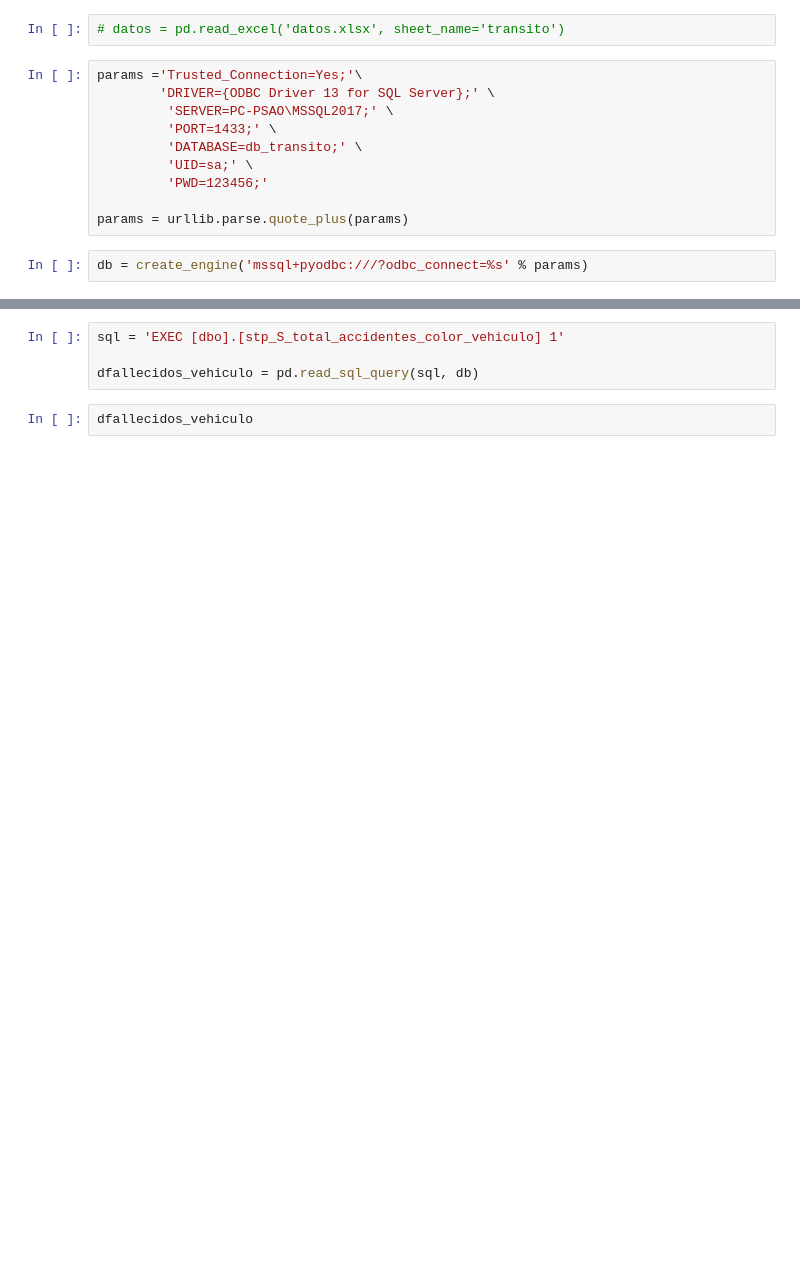
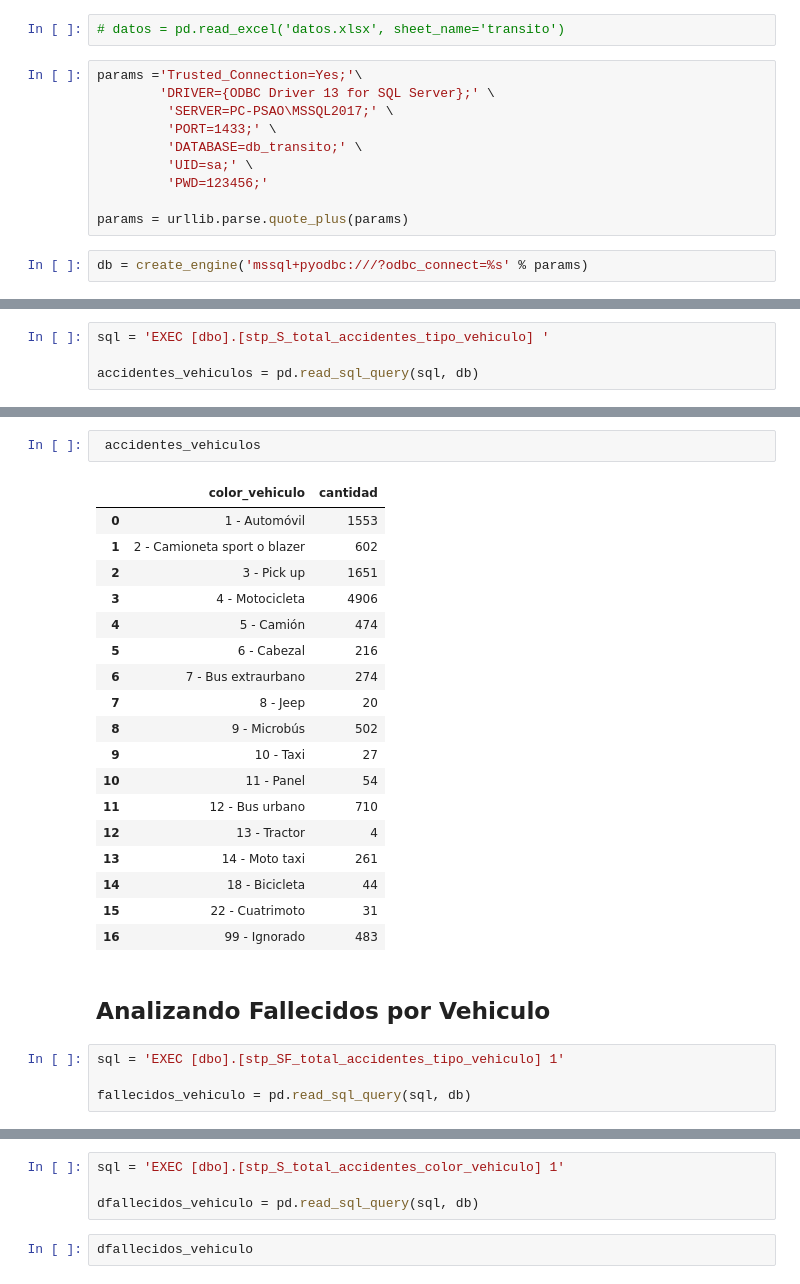
Before and after one commit to pablosao/UVG-CC3074-PY01-Analisis-Exploratorio, a Jupyter notebook: Analisis Vehiculo Rojo.ipynb, the cells around one changed output, grey strips where cells are left out. Drawn from its saved outputs; the diff is of its cells as text; blank space fills up the shorter version.

```diff
--- a/Analisis Vehiculo Rojo.ipynb
+++ b/Analisis Vehiculo Rojo.ipynb
@@ -29,0 +32,4 @@ db = create_engine('mssql+pyodbc:///?odbc_connect=%s' % params)
+# %%
+sql = 'EXEC [dbo].[stp_S_total_accidentes_tipo_vehiculo] '
+
+accidentes_vehiculos = pd.read_sql_query(sql, db)
@@ -29,0 +44,27 @@ db = create_engine('mssql+pyodbc:///?odbc_connect=%s' % params)
+# %%
+ accidentes_vehiculos
+# %% [output]
+|  | color_vehiculo | cantidad |
+| 0 | 1 - Automóvil | 1553 |
+| 1 | 2 - Camioneta sport o blazer | 602 |
+| 2 | 3 - Pick up | 1651 |
+| 3 | 4 - Motocicleta | 4906 |
+| 4 | 5 - Camión | 474 |
+| 5 | 6 - Cabezal | 216 |
+| 6 | 7 - Bus extraurbano | 274 |
+| 7 | 8 - Jeep | 20 |
+| 8 | 9 - Microbús | 502 |
+| 9 | 10 - Taxi | 27 |
+| 10 | 11 - Panel | 54 |
+| 11 | 12 - Bus urbano | 710 |
+| 12 | 13 - Tractor | 4 |
+| 13 | 14 - Moto taxi | 261 |
+| 14 | 18 - Bicicleta | 44 |
+| 15 | 22 - Cuatrimoto | 31 |
+| 16 | 99 - Ignorado | 483 |
+# %% [markdown]
+## Analizando Fallecidos por Vehiculo
+# %%
+sql = 'EXEC [dbo].[stp_SF_total_accidentes_tipo_vehiculo] 1'
+
+fallecidos_vehiculo = pd.read_sql_query(sql, db)
```
Also changed, not shown: parts of 17 cells of this notebook, 4 other files.
